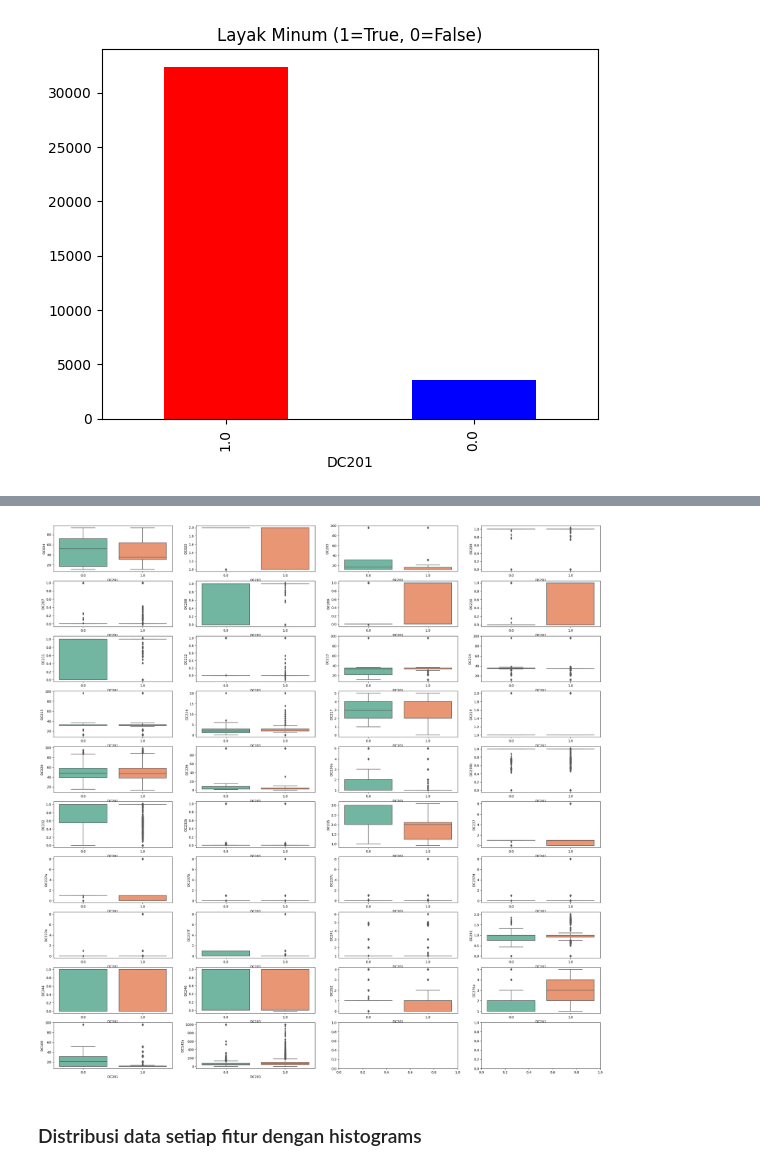
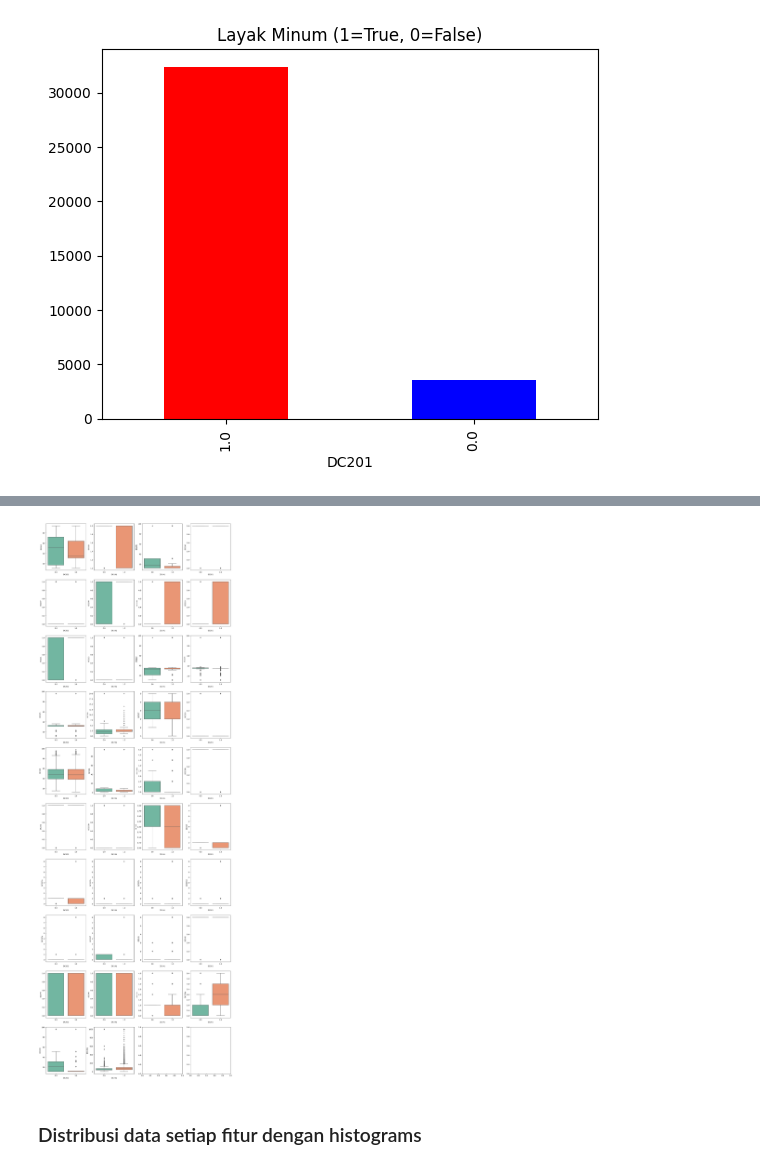
Before and after one commit to caesariodito/comp-gammafest, a Jupyter notebook: comp/eda.ipynb, the cells around one changed output, grey strips where cells are left out. Saved outputs shown, nothing was run; the diff lists cells and outputs as text; code cells hidden in the pictures.

Commit message:
full process
+ add preprocessed datasets
+ one hot encode
+ imbalance handling
+ xgboost model
+ README

```diff
--- a/comp/eda.ipynb
+++ b/comp/eda.ipynb
@@ -8,8 +8,10 @@ import seaborn as sns
 # %%
 # use pandas to load data into a DataFrame
 # df = pd.read_csv("datasets/train.csv")
+# df = pd.read_csv("preprocessed_datasets/dropped_nan.csv")
+df = pd.read_csv("preprocessed_datasets/encoded_train_df.csv")
 # df_test = pd.read_csv("datasets/test.csv")
-df = pd.read_csv('preprocessed_datasets/mf_df.csv')
+# df = pd.read_csv('preprocessed_datasets/mf_df.csv')
 print(df.shape) # (rows, columns)
 # print(df_test.shape)
 # %% [output]
@@ -29,7 +31,7 @@ df.head()
 # %%
 df[target_column].replace(to_replace={'Layak Minum':1, 'Tidak Layak Minum':0}, inplace=True)
 # %%
-df.drop('id', axis=1, inplace=True)
+# df.drop('id', axis=1, inplace=True)
 # %%
 df.head()
 # %% [output]
@@ -153,16 +124,16 @@ column_list
 # %%
 row, col = 10, 4
-fig, axes = plt.subplots(row, col, figsize=(30, 30))
+fig, axes = plt.subplots(row, col, figsize=(20, 60))
 i, j = 0, 0
 for z, column in enumerate(column_list):
     sns.boxplot(ax=axes[i,j], data=df, palette="Set2", x=target_column, y=column_list[z])
     if j == col-1:
         j = 0
         i += 1
     else:
         j += 1
 # %% [output]
-[figure, old version]
+[figure, new version]
 # %% [markdown]
 ### Distribusi data setiap fitur dengan histograms
 # %%
```
Also changed, not shown: parts of 18 cells of this notebook, 6 other files.
